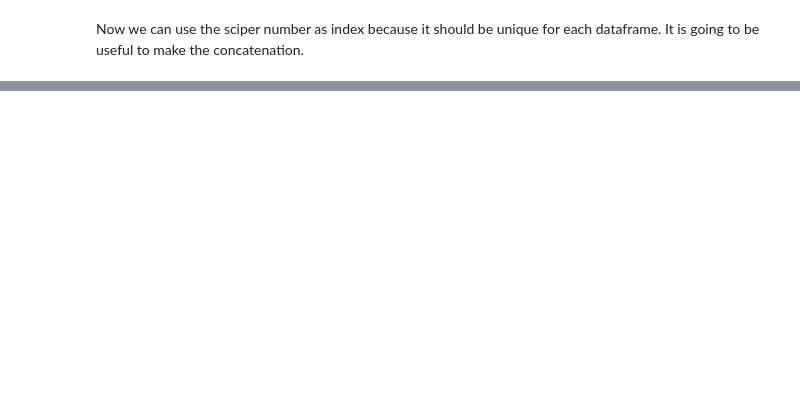
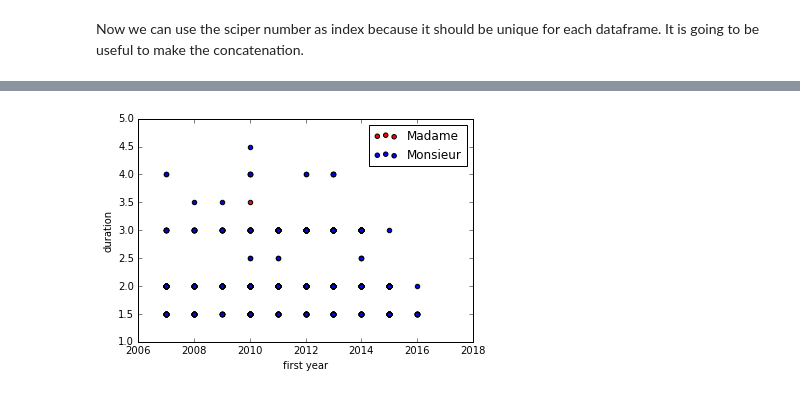
Before and after one commit to Symsystem/adaepflHomework, a Jupyter notebook: 02 - Data from the Web/Data from the web.ipynb, the cells around one changed output, grey strips where cells are left out. Drawn from its saved outputs; the diff is of its cells as text; code cells hidden in the pictures; blank space fills up the shorter version.

```diff
--- a/02 - Data from the Web/Data from the web.ipynb
+++ b/02 - Data from the Web/Data from the web.ipynb
@@ -286,0 +449,14 @@ students
+# %%
+students['first year'] = [int(semester.split("-")[0]) for semester in students['semester 1'].values]
+# %%
+fig, ax = plt.subplots()
+
+colors = {'Madame':'red', 'Monsieur':'blue'}
+grouped_by_gender = students.groupby(['civility'])
+
+for key, gender in grouped_by_gender:
+    gender.plot(ax=ax, kind='scatter', x='first year', y='duration', label=key, color=colors[key])
+
+plt.show()
+# %% [output]
+[figure, added]
```
Also changed, not shown: parts of 36 cells of this notebook.
